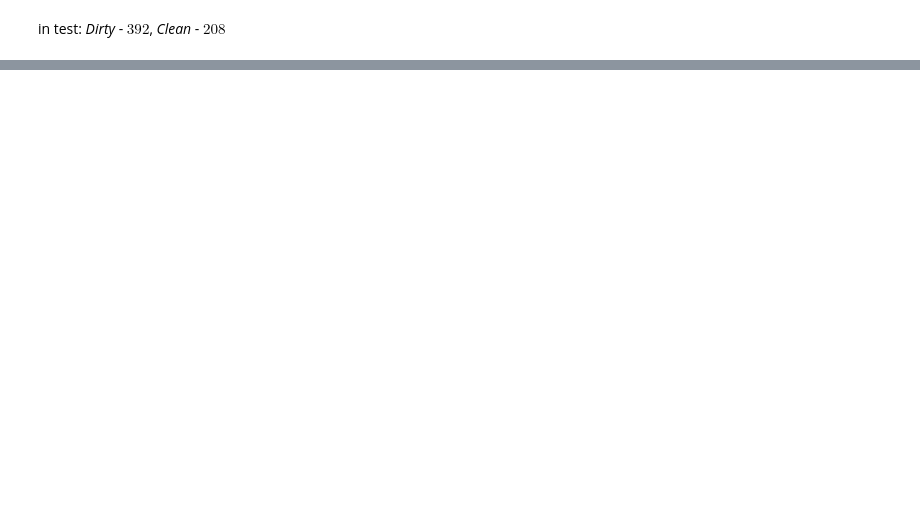
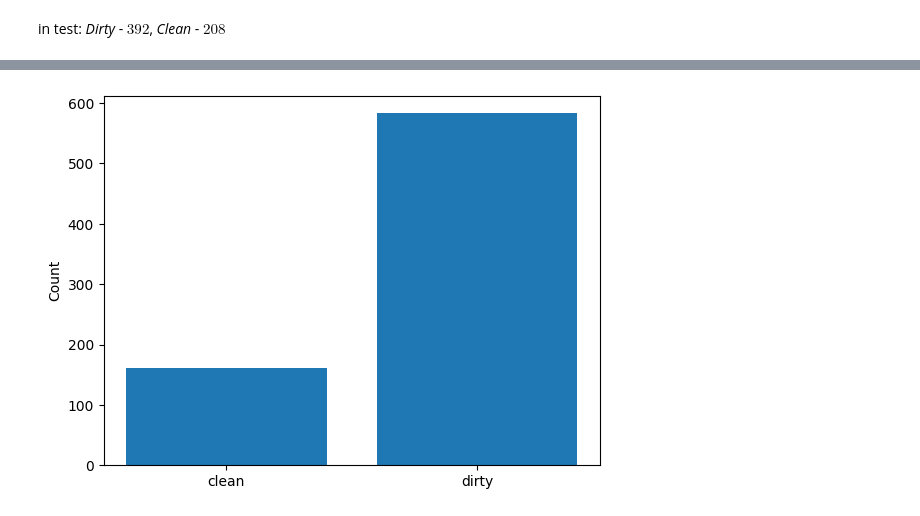
Before and after one commit to AndreDon0/25AIMEPhI, a Jupyter notebook: Homework_15_fining/main.ipynb, the cells around one changed output, grey strips where cells are left out. Cells and saved outputs as stored; diff of their text form; code cells hidden in the pictures; blank space fills up the shorter version.

```diff
--- a/Homework_15_fining/main.ipynb
+++ b/Homework_15_fining/main.ipynb
@@ -86,0 +165,18 @@ optimizer = torch.optim.AdamW(
+# %%
+predictions = trainer.predict(test_loader)
+# %%
+pred_class = predictions.argmax(dim=1).numpy()
+labels_sub = np.where(pred_class == 0, "clean", "dirty")
+
+submission = pd.DataFrame({
+    "id": [f"{i:04d}" for i in range(len(pred_class))],
+    "label": labels_sub,
+})
+submission.to_csv("./data/submission.csv", index=False)
+# %%
+counts = np.bincount(pred_class)
+plt.bar(["clean", "dirty"], counts)
+plt.ylabel("Count")
+plt.show()
+# %% [output]
+[figure, added]
```
Also changed, not shown: parts of 9 cells of this notebook, 2 other files.
